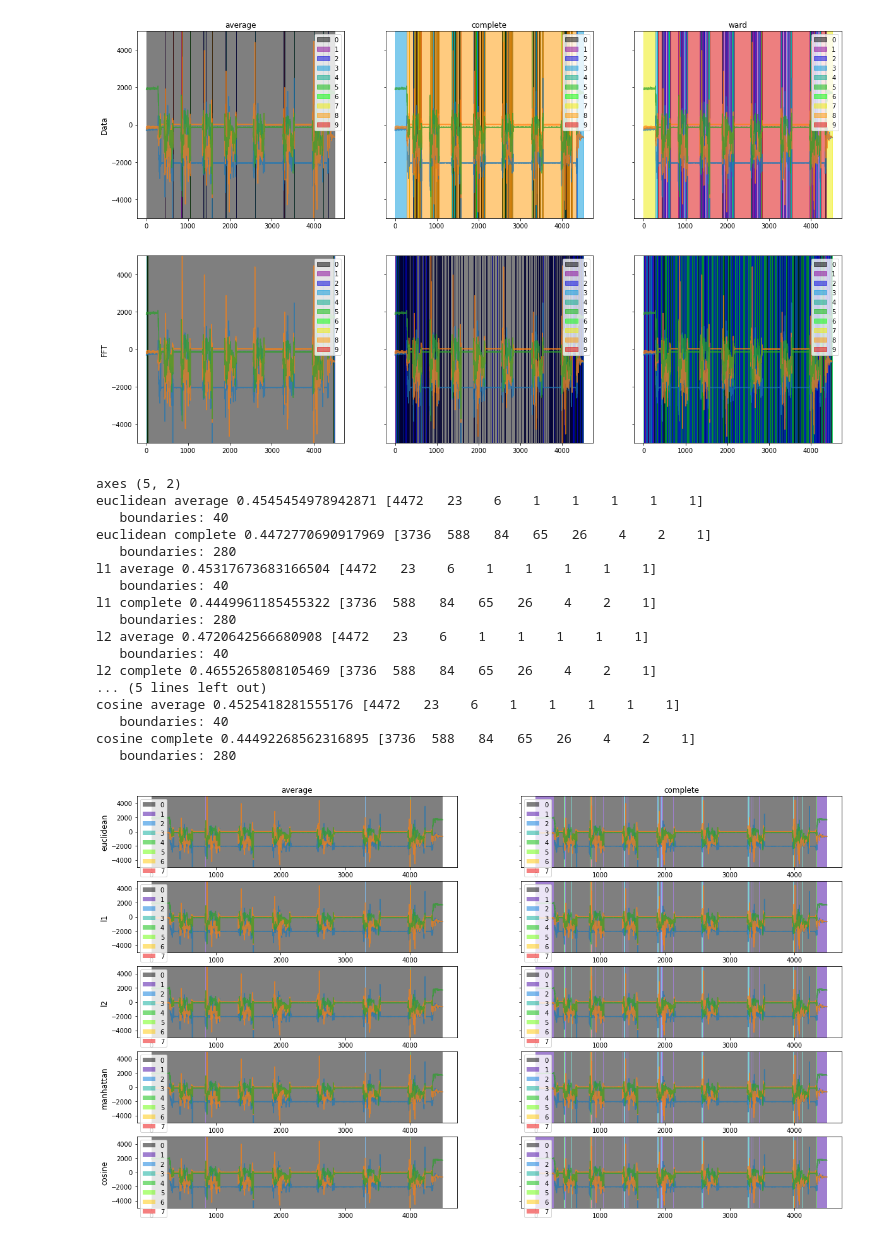
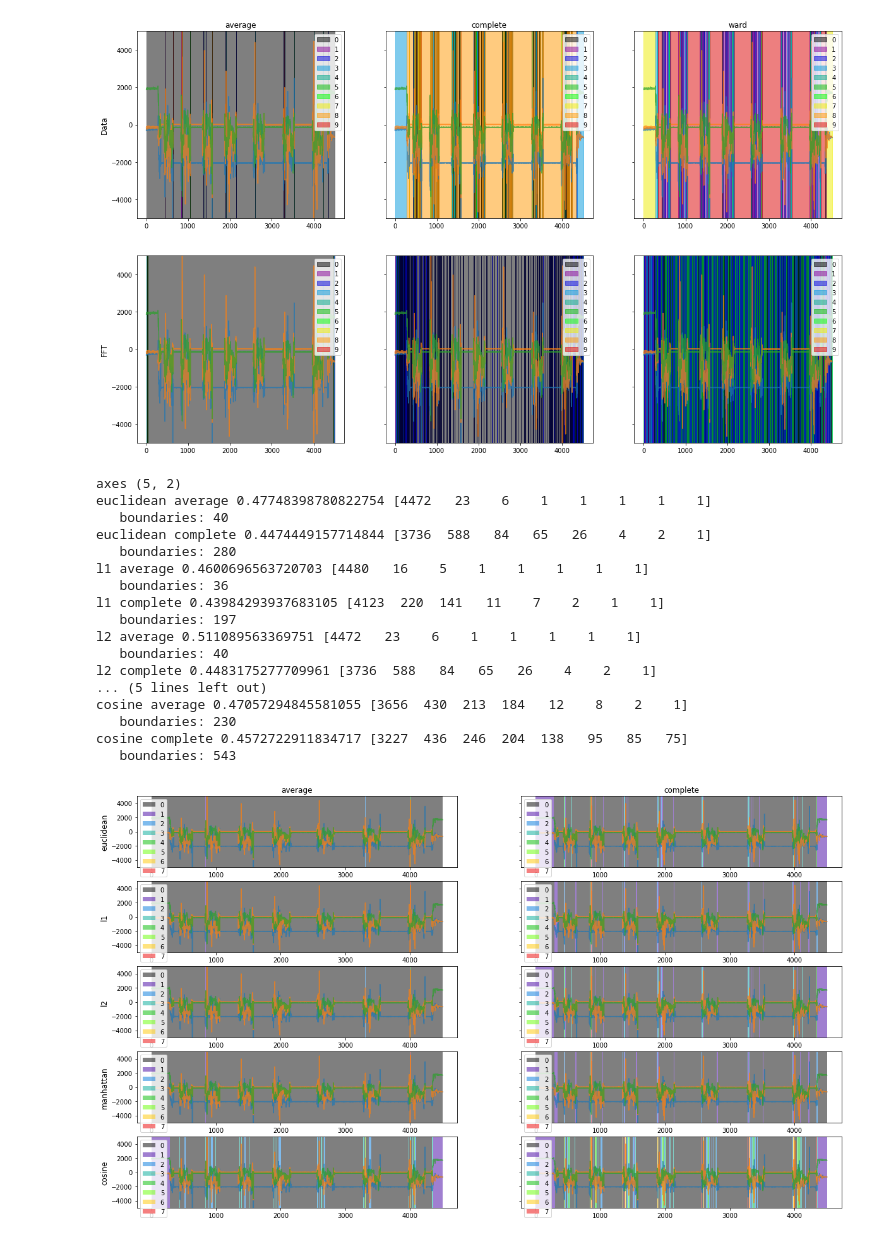
Before and after one commit to lwthatcher/thesis-hacks, a Jupyter notebook: data-cluster.ipynb, the cells around one changed output. Drawn from its saved outputs; the diff is of its cells as text; code cells hidden in the pictures.

Commit message:
fixed affinity measures, added connectivity measures

```diff
--- a/data-cluster.ipynb
+++ b/data-cluster.ipynb
@@ -201,8 +201,8 @@ FFT ward 0.5033724308013916 [ 486  104 2400  114   10 1383    2    1    2    4]
    boundaries: 2453
 [figure]
 # %%
-%matplotlib tk
-# %matplotlib inline
+# %matplotlib tk
+%matplotlib inline
 # --------------------------------------------------
 #
 # various affinity metrics
@@ -268,44 +268,44 @@ idx = np.arange(X.shape[0])
 fig, axes = plt.subplots(nrows=len(affinities), ncols=len(link_types),  sharey='row', figsize=(20, 12))
 print('axes', axes.shape)
 
 
 for j, aff in enumerate(affinities):
     for i, lt in enumerate(link_types):
         ax = axes[j][i]
-        model = AgglomerativeClustering(linkage=lt, n_clusters=N)
+        model = AgglomerativeClustering(linkage=lt, n_clusters=N, affinity=aff)
         # train
         t0 = time.time()
         model.fit(X)
         elapsed_time = time.time() - t0
         _labels = model.labels_
         _labels = remap_labels(_labels)
         print(aff, lt, elapsed_time, np.unique(_labels, return_counts=True)[1])
         plot_bounds(ax, X, _labels)
 
 
 # set col/row labels
 for ax, col in zip(axes[0], link_types):
     ax.set_title(col)
 for ax, row in zip(axes[:,0], affinities):
     ax.set_ylabel(row, size='large')
 
 plt.show()
 # %% [output]
 axes (5, 2)
-euclidean average 0.4545454978942871 [4472   23    6    1    1    1    1    1]
+euclidean average 0.47748398780822754 [4472   23    6    1    1    1    1    1]
    boundaries: 40
-euclidean complete 0.4472770690917969 [3736  588   84   65   26    4    2    1]
+euclidean complete 0.4474449157714844 [3736  588   84   65   26    4    2    1]
    boundaries: 280
-l1 average 0.45317673683166504 [4472   23    6    1    1    1    1    1]
+l1 average 0.4600696563720703 [4480   16    5    1    1    1    1    1]
+   boundaries: 36
+l1 complete 0.43984293937683105 [4123  220  141   11    7    2    1    1]
+   boundaries: 197
+l2 average 0.511089563369751 [4472   23    6    1    1    1    1    1]
    boundaries: 40
-l1 complete 0.4449961185455322 [3736  588   84   65   26    4    2    1]
-   boundaries: 280
-l2 average 0.4720642566680908 [4472   23    6    1    1    1    1    1]
-   boundaries: 40
-l2 complete 0.4655265808105469 [3736  588   84   65   26    4    2    1]
+l2 complete 0.4483175277709961 [3736  588   84   65   26    4    2    1]
 ... (5 lines left out)
-cosine average 0.4525418281555176 [4472   23    6    1    1    1    1    1]
-   boundaries: 40
-cosine complete 0.44492268562316895 [3736  588   84   65   26    4    2    1]
-   boundaries: 280
+cosine average 0.47057294845581055 [3656  430  213  184   12    8    2    1]
+   boundaries: 230
+cosine complete 0.4572722911834717 [3227  436  246  204  138   95   85   75]
+   boundaries: 543
-[figure, old version]
+[figure, new version]
```
Also changed, not shown: parts of 1 cell of this notebook.
